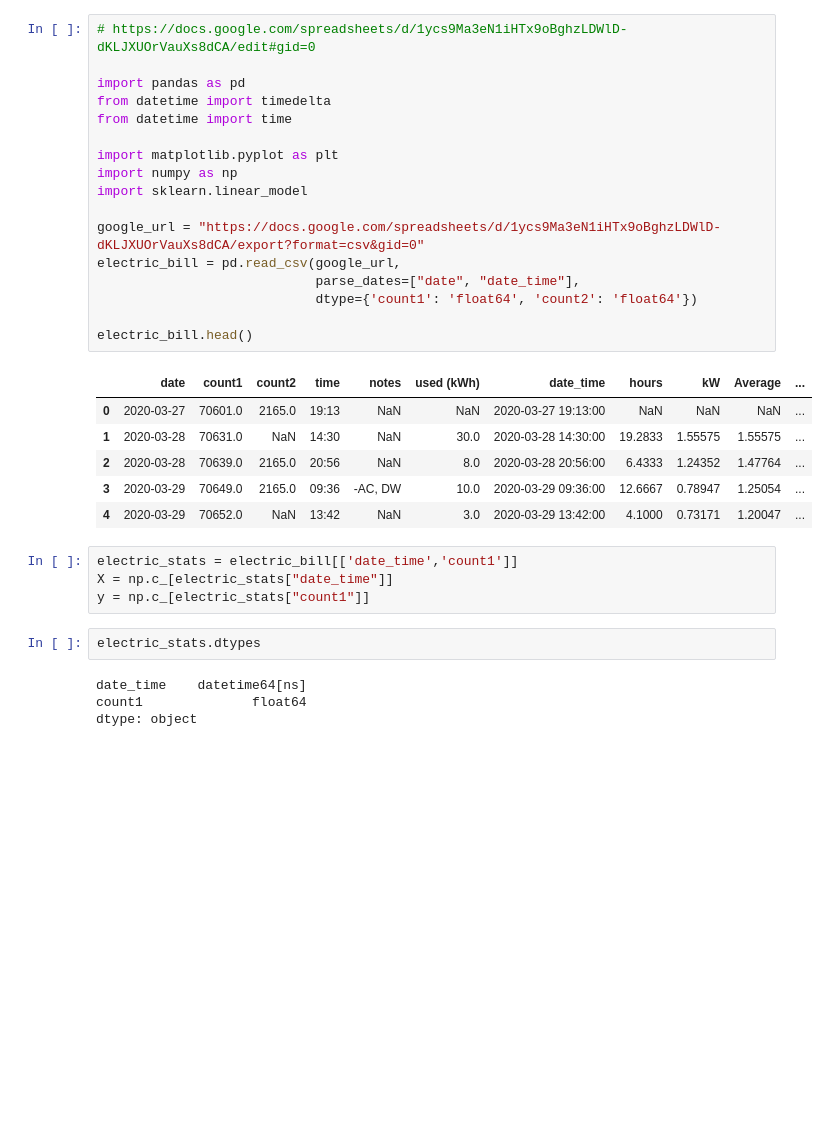
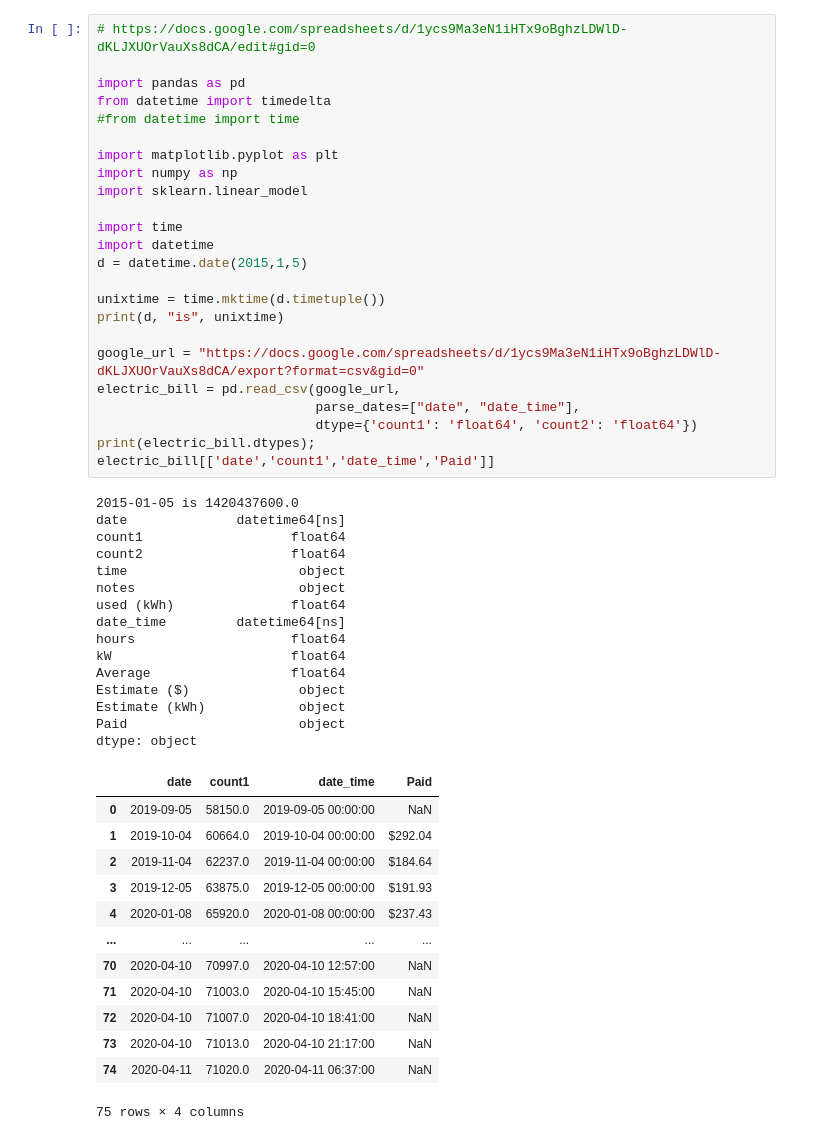
Before and after one commit to yyk99/ml, a Jupyter notebook: yyk_electric_bill.ipynb, the cells around one changed output. Cells and saved outputs as stored; diff of their text form; blank space fills up the shorter version.

```diff
--- a/yyk_electric_bill.ipynb
+++ b/yyk_electric_bill.ipynb
@@ -1,34 +1,53 @@
 # %%
 # https://docs.google.com/spreadsheets/d/1ycs9Ma3eN1iHTx9oBghzLDWlD-dKLJXUOrVauXs8dCA/edit#gid=0
 
 import pandas as pd
 from datetime import timedelta
-from datetime import time
+#from datetime import time
 
 import matplotlib.pyplot as plt
 import numpy as np
 import sklearn.linear_model
 
+import time
+import datetime
+d = datetime.date(2015,1,5)
+
+unixtime = time.mktime(d.timetuple())
+print(d, "is", unixtime)
+
 google_url = "https://docs.google.com/spreadsheets/d/1ycs9Ma3eN1iHTx9oBghzLDWlD-dKLJXUOrVauXs8dCA/export?format=csv&gid=0"
 electric_bill = pd.read_csv(google_url,
                             parse_dates=["date", "date_time"],
                             dtype={'count1': 'float64', 'count2': 'float64'})
-
-electric_bill.head()
+print(electric_bill.dtypes);
+electric_bill[['date','count1','date_time','Paid']]
 # %% [output]
+2015-01-05 is 1420437600.0
+date              datetime64[ns]
+count1                   float64
+count2                   float64
+time                      object
+notes                     object
+used (kWh)               float64
+date_time         datetime64[ns]
+hours                    float64
+kW                       float64
+Average                  float64
+Estimate ($)              object
+Estimate (kWh)            object
+Paid                      object
+dtype: object
-|  | date | count1 | count2 | time | notes | used (kWh) | date_time | hours | kW | Average | ... |
-| 0 | 2020-03-27 | 70601.0 | 2165.0 | 19:13 | NaN | NaN | 2020-03-27 19:13:00 | NaN | NaN | NaN | ... |
-| 1 | 2020-03-28 | 70631.0 | NaN | 14:30 | NaN | 30.0 | 2020-03-28 14:30:00 | 19.2833 | 1.55575 | 1.55575 | ... |
-| 2 | 2020-03-28 | 70639.0 | 2165.0 | 20:56 | NaN | 8.0 | 2020-03-28 20:56:00 | 6.4333 | 1.24352 | 1.47764 | ... |
-| 3 | 2020-03-29 | 70649.0 | 2165.0 | 09:36 | -AC, DW | 10.0 | 2020-03-29 09:36:00 | 12.6667 | 0.78947 | 1.25054 | ... |
-| 4 | 2020-03-29 | 70652.0 | NaN | 13:42 | NaN | 3.0 | 2020-03-29 13:42:00 | 4.1000 | 0.73171 | 1.20047 | ... |
+|  | date | count1 | date_time | Paid |
+| 0 | 2019-09-05 | 58150.0 | 2019-09-05 00:00:00 | NaN |
+| 1 | 2019-10-04 | 60664.0 | 2019-10-04 00:00:00 | $292.04 |
+| 2 | 2019-11-04 | 62237.0 | 2019-11-04 00:00:00 | $184.64 |
+| 3 | 2019-12-05 | 63875.0 | 2019-12-05 00:00:00 | $191.93 |
+| 4 | 2020-01-08 | 65920.0 | 2020-01-08 00:00:00 | $237.43 |
+| ... | ... | ... | ... | ... |
+| 70 | 2020-04-10 | 70997.0 | 2020-04-10 12:57:00 | NaN |
+| 71 | 2020-04-10 | 71003.0 | 2020-04-10 15:45:00 | NaN |
+| 72 | 2020-04-10 | 71007.0 | 2020-04-10 18:41:00 | NaN |
+| 73 | 2020-04-10 | 71013.0 | 2020-04-10 21:17:00 | NaN |
+| 74 | 2020-04-11 | 71020.0 | 2020-04-11 06:37:00 | NaN |
+75 rows × 4 columns
-# %%
-electric_stats = electric_bill[['date_time','count1']]
-X = np.c_[electric_stats["date_time"]]
-y = np.c_[electric_stats["count1"]]
-# %%
-electric_stats.dtypes
-# %% [output]
-date_time    datetime64[ns]
-count1              float64
-dtype: object
```
Also changed, not shown: parts of 7 cells of this notebook, 5 other files.
